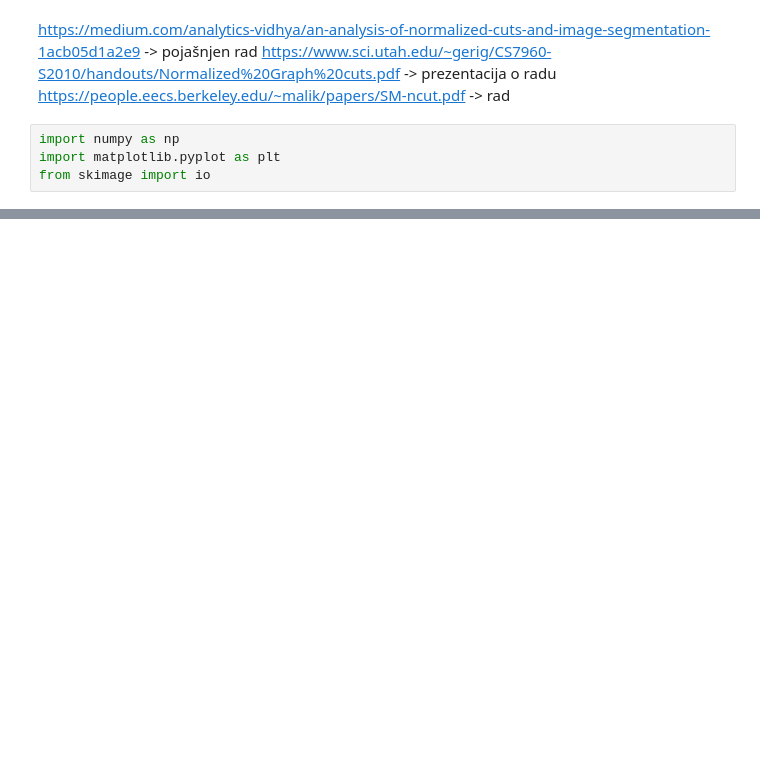
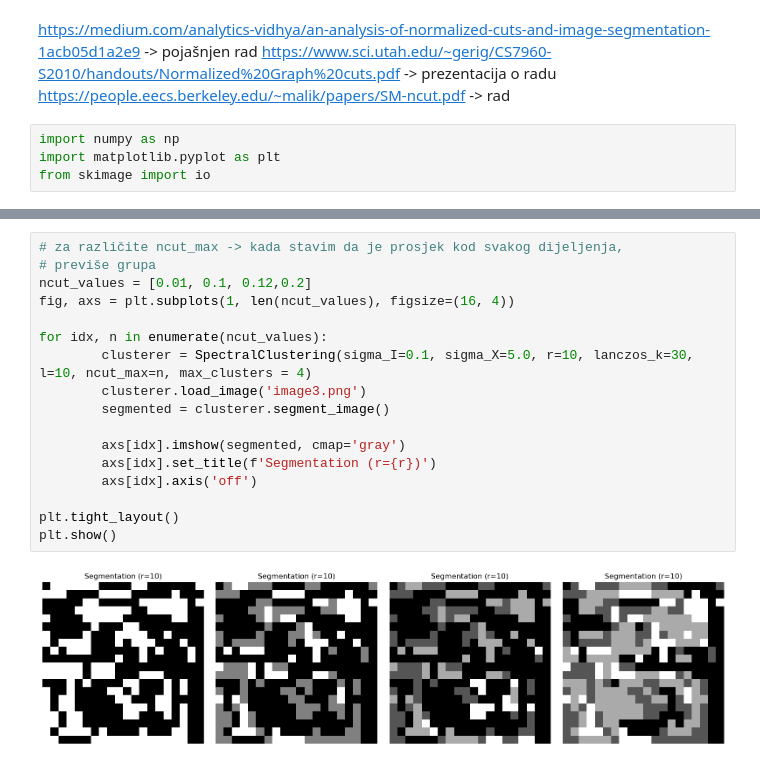
Before and after one commit to antoniamstr1/diplomski_rad, a Jupyter notebook: NCEIS.ipynb, the cells around one changed output, grey strips where cells are left out. Saved outputs shown, nothing was run; the diff lists cells and outputs as text; blank space fills up the shorter version.

```diff
--- a/NCEIS.ipynb
+++ b/NCEIS.ipynb
@@ -215,0 +272,19 @@ clusterer.visualize()
+# %%
+# za različite ncut_max -> kada stavim da je prosjek kod svakog dijeljenja,
+# previše grupa
+ncut_values = [0.01, 0.1, 0.12,0.2]
+fig, axs = plt.subplots(1, len(ncut_values), figsize=(16, 4))
+
+for idx, n in enumerate(ncut_values):
+        clusterer = SpectralClustering(sigma_I=0.1, sigma_X=5.0, r=10, lanczos_k=30, l=10, ncut_max=n, max_clusters = 4)
+        clusterer.load_image('image3.png')
+        segmented = clusterer.segment_image()
+
+        axs[idx].imshow(segmented, cmap='gray')
+        axs[idx].set_title(f'Segmentation (r={r})')
+        axs[idx].axis('off')
+
+plt.tight_layout()
+plt.show()
+# %% [output]
+[figure, added]
```
Also changed, not shown: parts of 8 cells of this notebook, 2 other files.
